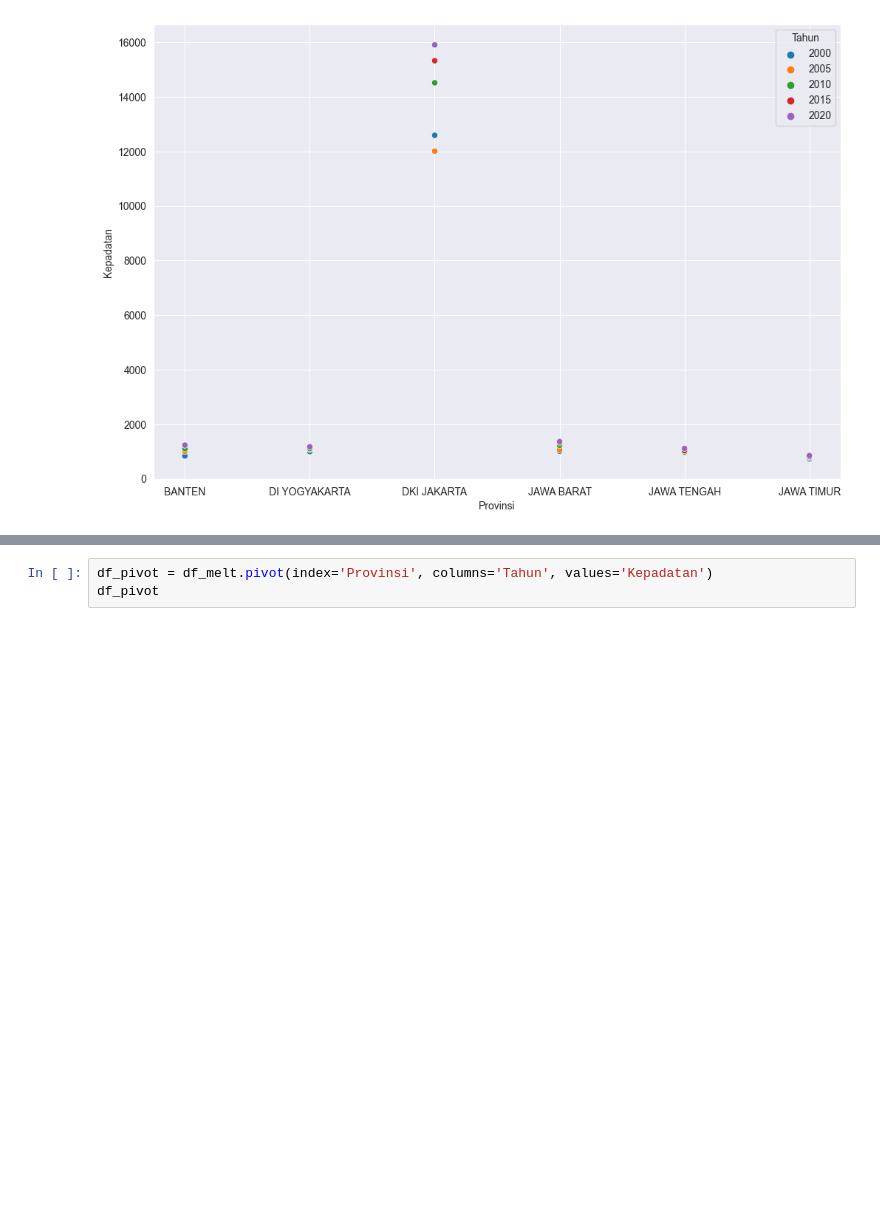
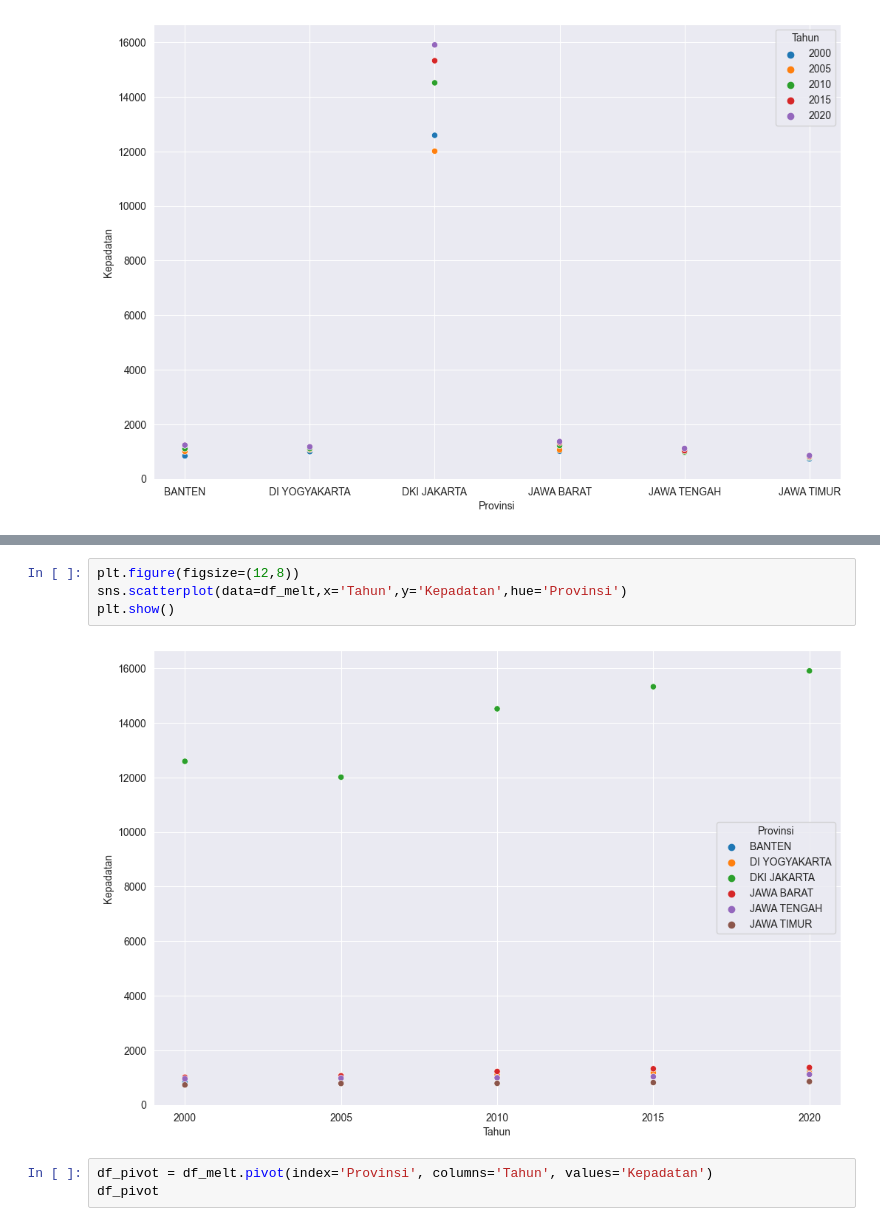
Before and after one commit to qznr/Smt2, a Jupyter notebook: Python/Statistika/KepadatanPenduduk.ipynb, the cells around one changed output, grey strips where cells are left out. Cells and saved outputs as stored; diff of their text form; blank space fills up the shorter version.

```diff
--- a/Python/Statistika/KepadatanPenduduk.ipynb
+++ b/Python/Statistika/KepadatanPenduduk.ipynb
@@ -168,3 +175,9 @@ plt.show()
+# %%
+plt.figure(figsize=(12,8))
+sns.scatterplot(data=df_melt,x='Tahun',y='Kepadatan',hue='Provinsi')
+plt.show()
+# %% [output]
+[figure, added]
 # %%
 df_pivot = df_melt.pivot(index='Provinsi', columns='Tahun', values='Kepadatan')
 df_pivot
```
Also changed, not shown: parts of 2 cells of this notebook, 2 other files.
